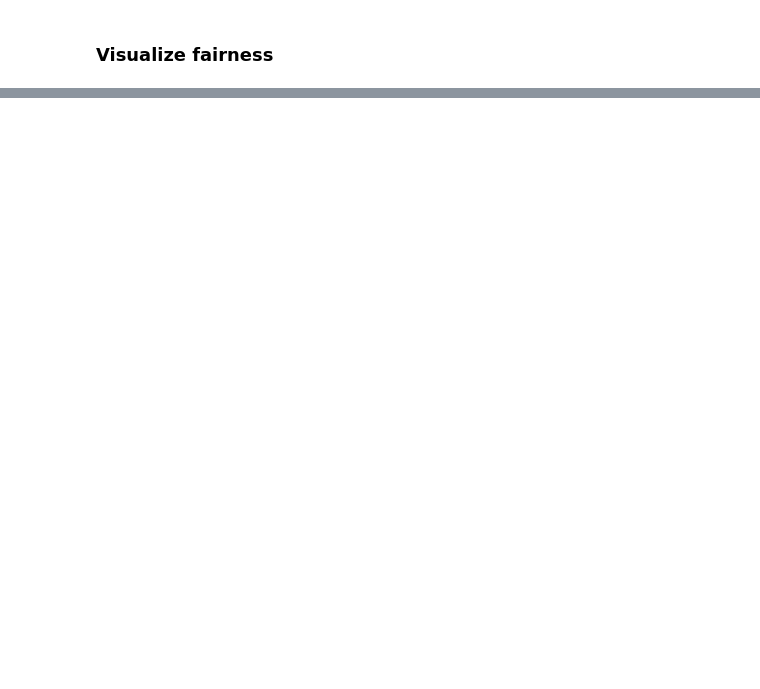
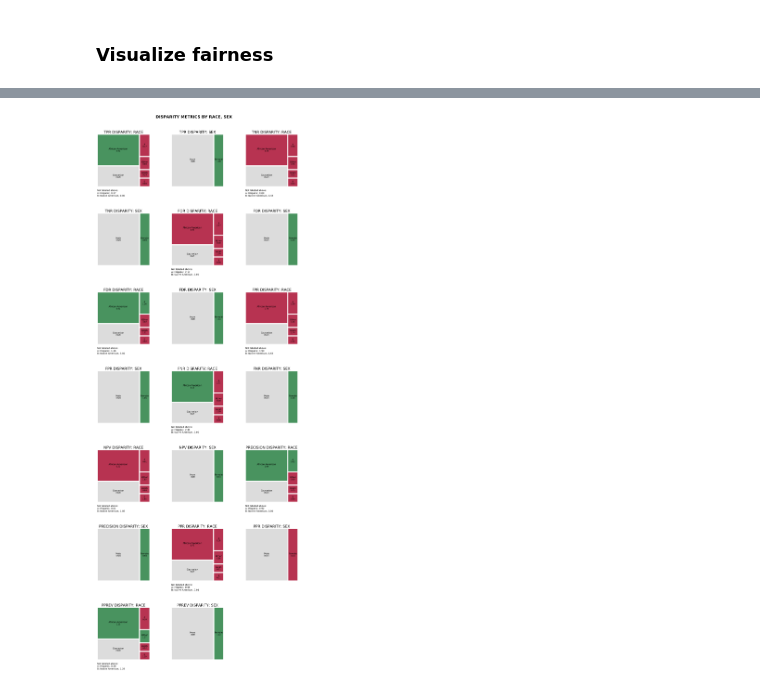
Before and after one commit to namsor/namsor-compass, a Jupyter notebook: 05_Data_Analysis_01_Fairness_Analysis_of_Ethnicity_Endpoint.ipynb, the cells around one changed output, grey strips where cells are left out. Cells and saved outputs as stored; diff of their text form; code cells hidden in the pictures; blank space fills up the shorter version.

```diff
--- a/05_Data_Analysis_01_Fairness_Analysis_of_Ethnicity_Endpoint.ipynb
+++ b/05_Data_Analysis_01_Fairness_Analysis_of_Ethnicity_Endpoint.ipynb
@@ -118,3 +275,5 @@ fg = aqp.plot_fairness_group_all(fdf, ncols=5, metrics = "all")
 # %%
-a_tm = aqp.plot_fairness_disparity_all(fdf, attributes=['race'], metrics='all',
+a_tm = aqp.plot_fairness_disparity_all(fdf, attributes=['race', 'sex'], metrics='all',
                                        significance_alpha=0.05)
+# %% [output]
+[figure, added]
```
Also changed, not shown: parts of 27 cells of this notebook, 3 other files.
